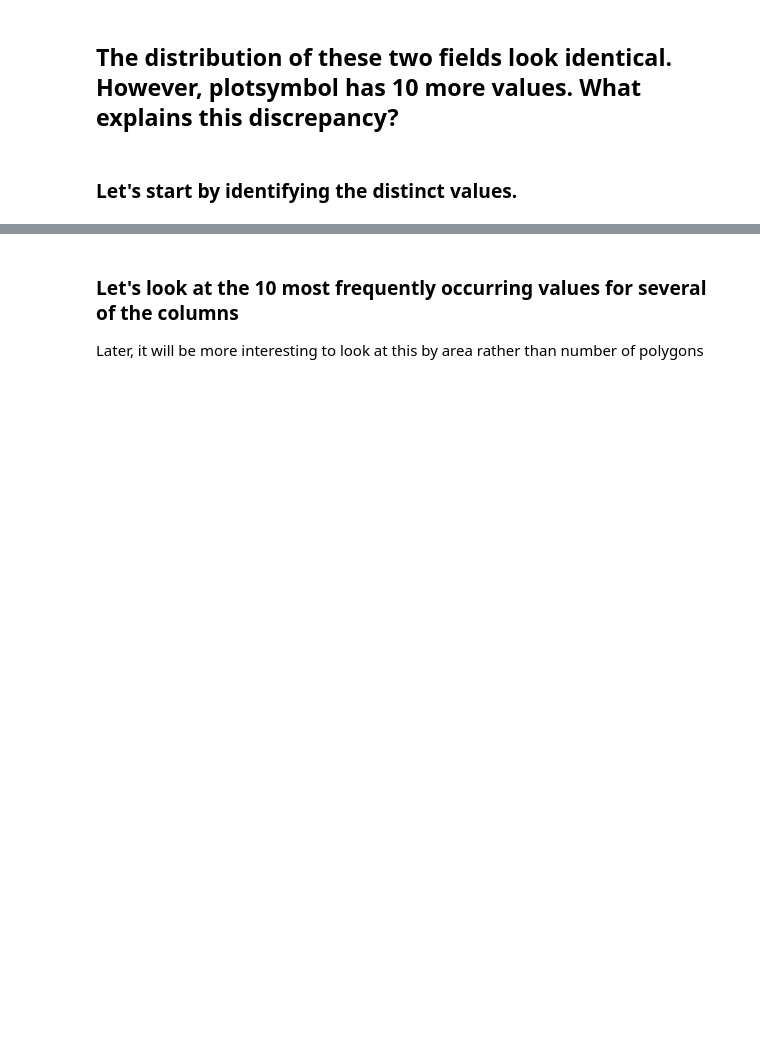
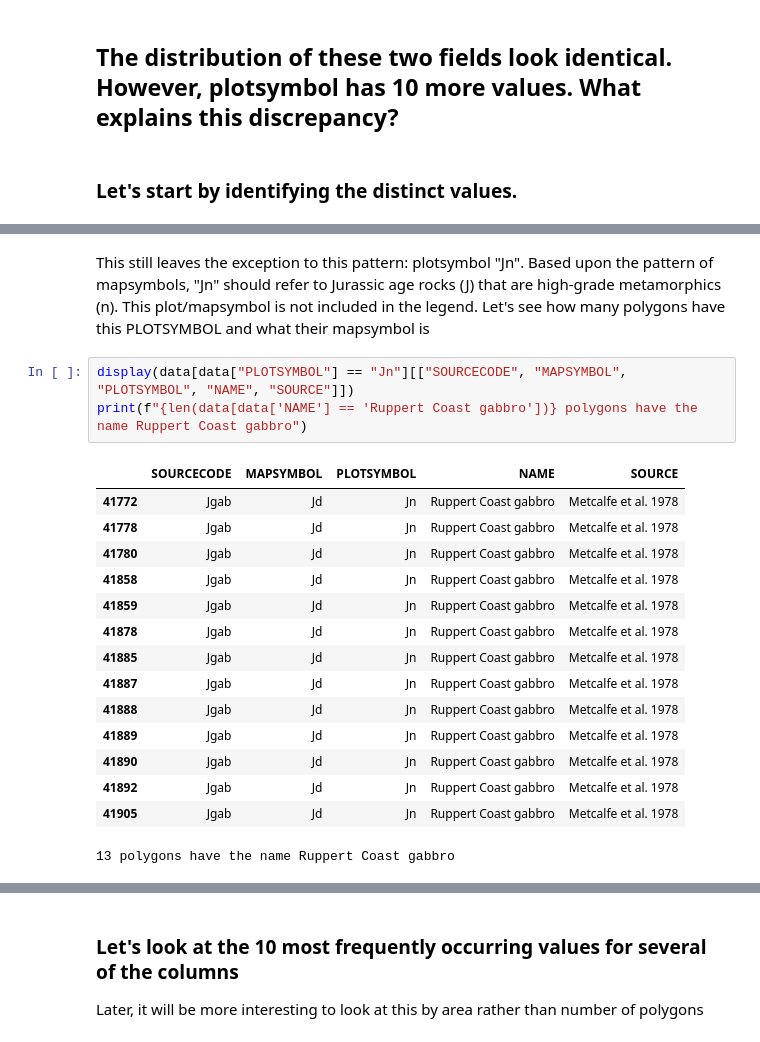
Before and after one commit to selkind/GeoMap, a Jupyter notebook: introduction.ipynb, the cells around one changed output, grey strips where cells are left out. Saved outputs shown, nothing was run; the diff lists cells and outputs as text; blank space fills up the shorter version.

```diff
--- a/scratch.ipynb
+++ b/introduction.ipynb
@@ -363,0 +413,22 @@ plot_value_counts("PLOTSYMBOL", 90, plot_sym_counts, plot_sym_counts_norm)
+# %% [markdown]
+This still leaves the exception to this pattern: plotsymbol "Jn". Based upon the pattern of mapsymbols, "Jn" should refer to Jurassic age rocks (J) that are high-grade metamorphics (n). This plot/mapsymbol is not included in the legend.
+Let's see how many polygons have this PLOTSYMBOL and what their mapsymbol is
+# %%
+display(data[data["PLOTSYMBOL"] == "Jn"][["SOURCECODE", "MAPSYMBOL", "PLOTSYMBOL", "NAME", "SOURCE"]])
+print(f"{len(data[data['NAME'] == 'Ruppert Coast gabbro'])} polygons have the name Ruppert Coast gabbro")
+# %% [output]
+|  | SOURCECODE | MAPSYMBOL | PLOTSYMBOL | NAME | SOURCE |
+| 41772 | Jgab | Jd | Jn | Ruppert Coast gabbro | Metcalfe et al. 1978 |
+| 41778 | Jgab | Jd | Jn | Ruppert Coast gabbro | Metcalfe et al. 1978 |
+| 41780 | Jgab | Jd | Jn | Ruppert Coast gabbro | Metcalfe et al. 1978 |
+| 41858 | Jgab | Jd | Jn | Ruppert Coast gabbro | Metcalfe et al. 1978 |
+| 41859 | Jgab | Jd | Jn | Ruppert Coast gabbro | Metcalfe et al. 1978 |
+| 41878 | Jgab | Jd | Jn | Ruppert Coast gabbro | Metcalfe et al. 1978 |
+| 41885 | Jgab | Jd | Jn | Ruppert Coast gabbro | Metcalfe et al. 1978 |
+| 41887 | Jgab | Jd | Jn | Ruppert Coast gabbro | Metcalfe et al. 1978 |
+| 41888 | Jgab | Jd | Jn | Ruppert Coast gabbro | Metcalfe et al. 1978 |
+| 41889 | Jgab | Jd | Jn | Ruppert Coast gabbro | Metcalfe et al. 1978 |
+| 41890 | Jgab | Jd | Jn | Ruppert Coast gabbro | Metcalfe et al. 1978 |
+| 41892 | Jgab | Jd | Jn | Ruppert Coast gabbro | Metcalfe et al. 1978 |
+| 41905 | Jgab | Jd | Jn | Ruppert Coast gabbro | Metcalfe et al. 1978 |
+13 polygons have the name Ruppert Coast gabbro
```
Also changed, not shown: parts of 12 cells of this notebook, 1 other file.
